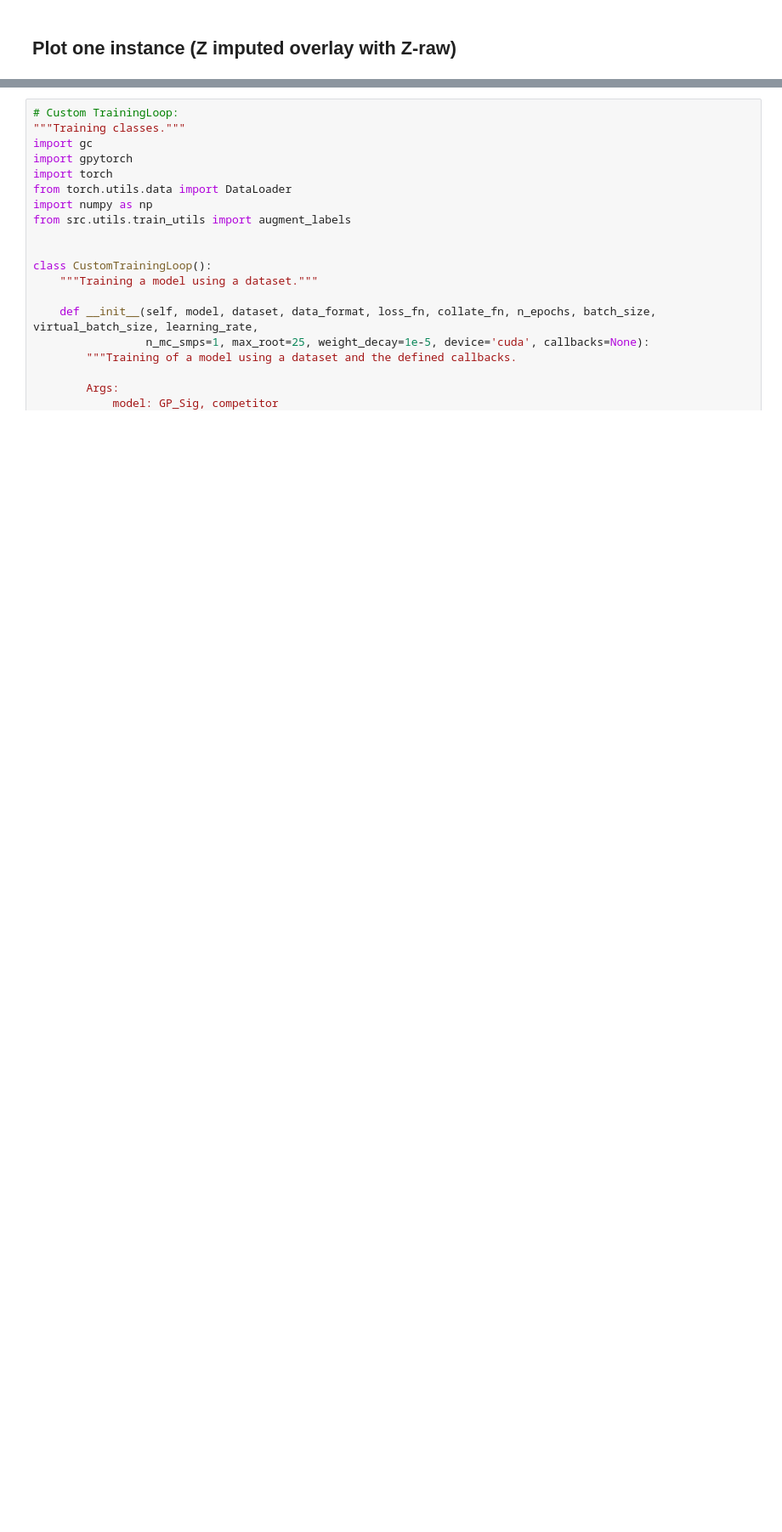
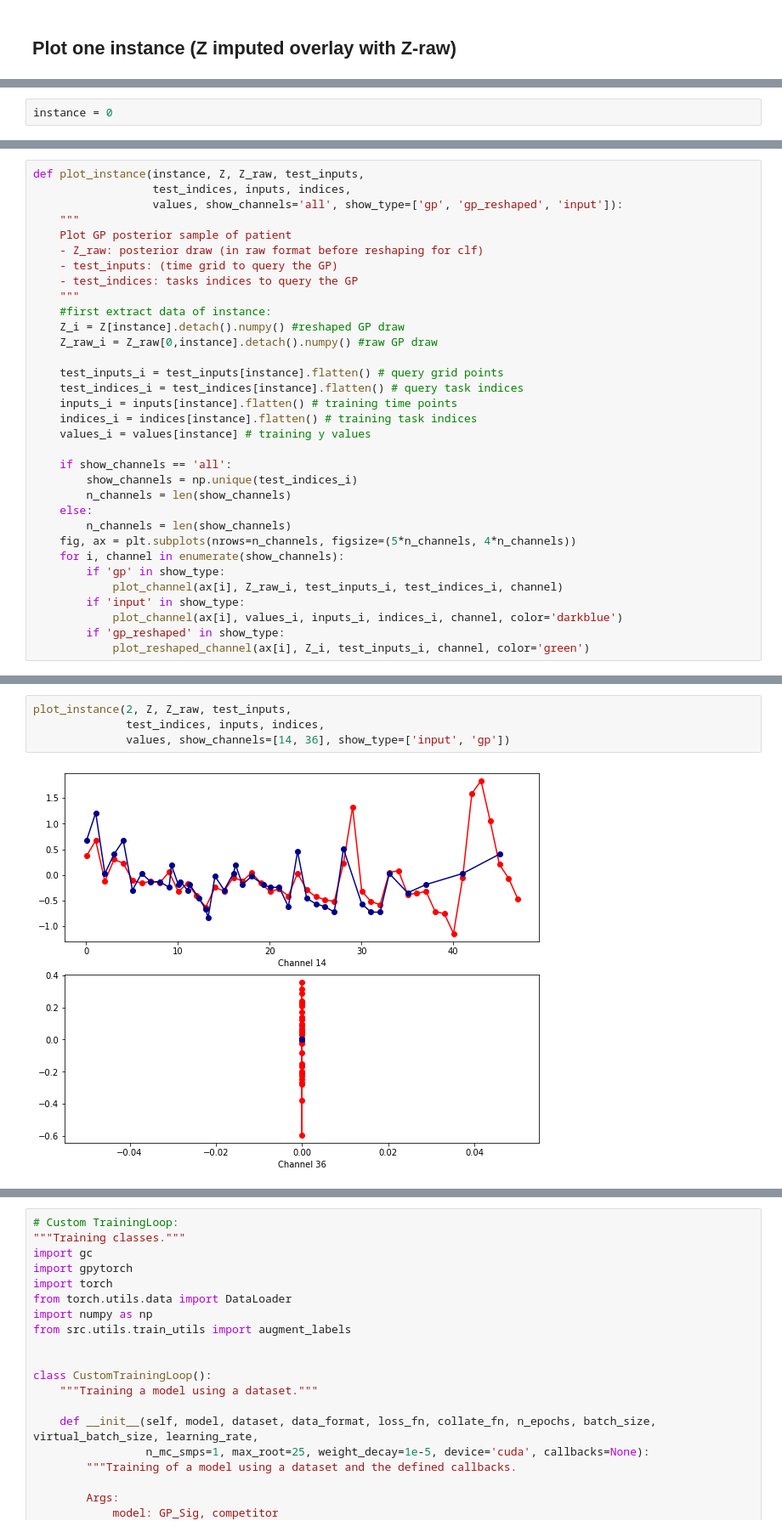
Before and after one commit to BorgwardtLab/Imputing_Signatures, a Jupyter notebook: notebooks/testing_gp_sig_adapter_padding.ipynb, the cells around one changed output, grey strips where cells are left out. Shown at 85% size. Cells and saved outputs as stored; diff of their text form; blank space fills up the shorter version.

Commit message:
tested in notebook whether MGP draw reshape works properly, also found dummy channel imputations far from 0, we need to overwrite this

```diff
--- a/notebooks/testing_gp_sig_adapter_padding.ipynb
+++ b/notebooks/testing_gp_sig_adapter_padding.ipynb
@@ -400,0 +403,2 @@ class GP_Sig(nn.Module):
+# %%
+instance = 0
@@ -400,0 +435,33 @@ class GP_Sig(nn.Module):
+# %%
+def plot_instance(instance, Z, Z_raw, test_inputs,
+                  test_indices, inputs, indices,
+                  values, show_channels='all', show_type=['gp', 'gp_reshaped', 'input']):
+    """
+    Plot GP posterior sample of patient
+    - Z_raw: posterior draw (in raw format before reshaping for clf)
+    - test_inputs: (time grid to query the GP)
+    - test_indices: tasks indices to query the GP
+    """
+    #first extract data of instance:
+    Z_i = Z[instance].detach().numpy() #reshaped GP draw
+    Z_raw_i = Z_raw[0,instance].detach().numpy() #raw GP draw
+
+    test_inputs_i = test_inputs[instance].flatten() # query grid points
+    test_indices_i = test_indices[instance].flatten() # query task indices
+    inputs_i = inputs[instance].flatten() # training time points
+    indices_i = indices[instance].flatten() # training task indices
+    values_i = values[instance] # training y values
+
+    if show_channels == 'all':
+        show_channels = np.unique(test_indices_i)
+        n_channels = len(show_channels)
+    else:
+        n_channels = len(show_channels)
+    fig, ax = plt.subplots(nrows=n_channels, figsize=(5*n_channels, 4*n_channels))
+    for i, channel in enumerate(show_channels):
+        if 'gp' in show_type:
+            plot_channel(ax[i], Z_raw_i, test_inputs_i, test_indices_i, channel)
+        if 'input' in show_type:
+            plot_channel(ax[i], values_i, inputs_i, indices_i, channel, color='darkblue')
+        if 'gp_reshaped' in show_type:
+            plot_reshaped_channel(ax[i], Z_i, test_inputs_i, channel, color='green')
@@ -400,0 +479,6 @@ class GP_Sig(nn.Module):
+# %%
+plot_instance(2, Z, Z_raw, test_inputs,
+              test_indices, inputs, indices,
+              values, show_channels=[14, 36], show_type=['input', 'gp'])
+# %% [output]
+[figure, added]
```
Also changed, not shown: parts of 22 cells of this notebook.
